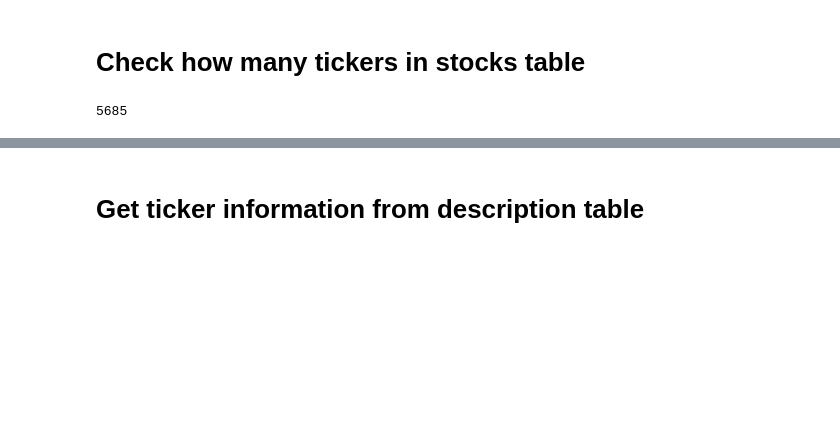
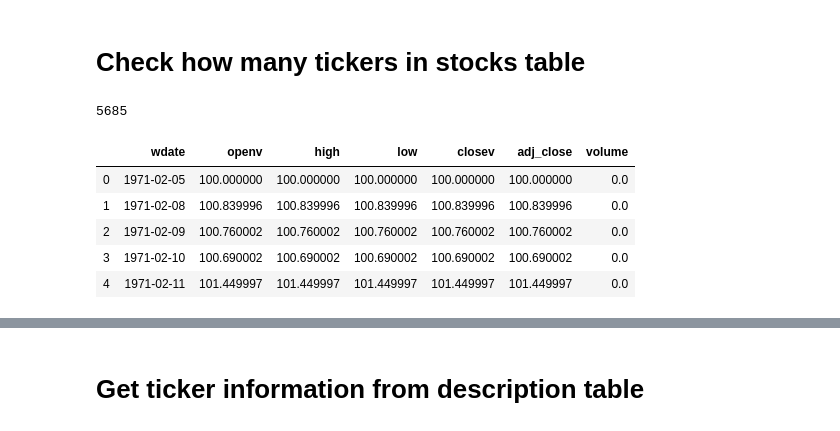
Before and after one commit to sliwet/ltsp, a Jupyter notebook: resources/ltsp.ipynb, the cells around one changed output, grey strips where cells are left out. Cells and saved outputs as stored; diff of their text form; code cells hidden in the pictures; blank space fills up the shorter version.

```diff
--- a/resources/ltsp.ipynb
+++ b/resources/ltsp.ipynb
@@ -46,3 +46,13 @@ tickers_stocks = tickers_stocks['ticker'].tolist()
 len(tickers_stocks)
 # %% [output]
 5685
+# %%
+nasdaq = pd.read_sql_query('SELECT * FROM nasdaq',connection)
+nasdaq.head()
+# %% [output]
+|  | wdate | openv | high | low | closev | adj_close | volume |
+| 0 | 1971-02-05 | 100.000000 | 100.000000 | 100.000000 | 100.000000 | 100.000000 | 0.0 |
+| 1 | 1971-02-08 | 100.839996 | 100.839996 | 100.839996 | 100.839996 | 100.839996 | 0.0 |
+| 2 | 1971-02-09 | 100.760002 | 100.760002 | 100.760002 | 100.760002 | 100.760002 | 0.0 |
+| 3 | 1971-02-10 | 100.690002 | 100.690002 | 100.690002 | 100.690002 | 100.690002 | 0.0 |
+| 4 | 1971-02-11 | 101.449997 | 101.449997 | 101.449997 | 101.449997 | 101.449997 | 0.0 |
```
Also changed, not shown: parts of 20 cells of this notebook, 2 other files.
